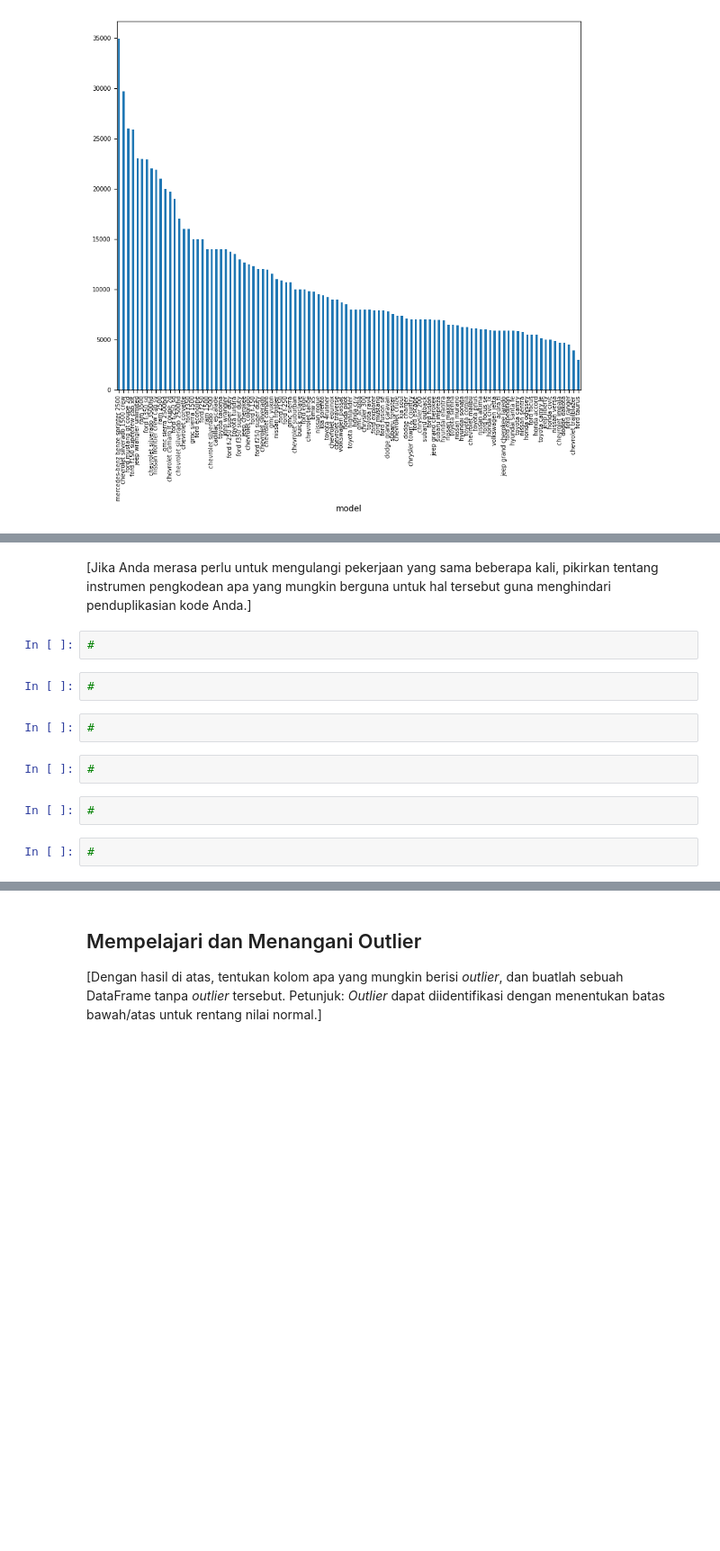
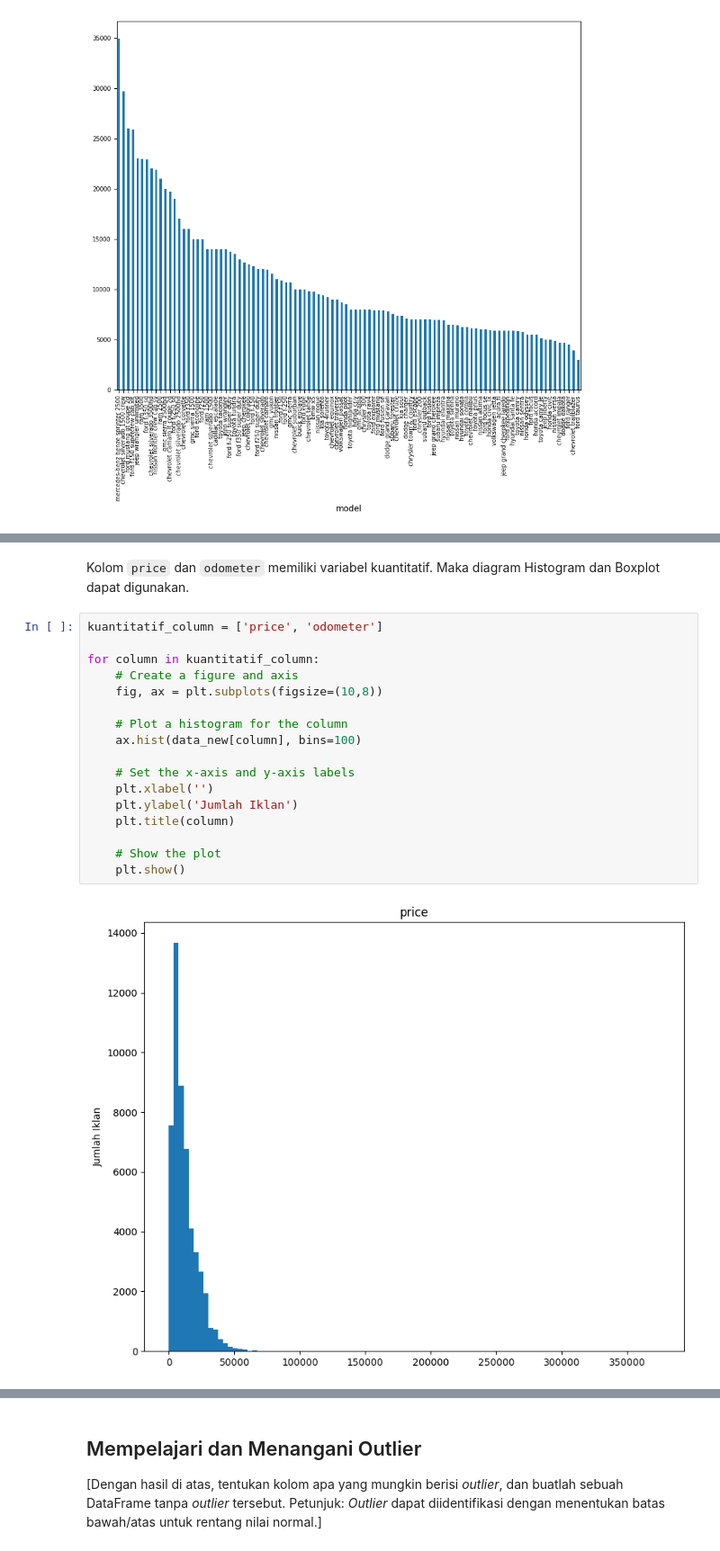
Before and after one commit to ShirotaT/DataAnalyst_Practicum, a Jupyter notebook: Project_3/57ec1497-8bd0-4989-ae0f-b3a815bc570b.ipynb, the cells around one changed output, grey strips where cells are left out. Shown: that part at 90% size. Saved outputs shown, nothing was run; the diff lists cells and outputs as text; blank space fills up the shorter version.

```diff
--- a/Project_3/57ec1497-8bd0-4989-ae0f-b3a815bc570b.ipynb
+++ b/Project_3/57ec1497-8bd0-4989-ae0f-b3a815bc570b.ipynb
@@ -657,15 +671,22 @@ data_new[['price', 'model_year', 'odometer', 'cylinders', 'condition']]
 51525 rows × 5 columns
-# %% [markdown]
-[Jika Anda merasa perlu untuk mengulangi pekerjaan yang sama beberapa kali, pikirkan tentang instrumen pengkodean apa yang mungkin berguna untuk hal tersebut guna menghindari penduplikasian kode Anda.]
-# %%
-#
-# %%
-#
-# %%
-#
-# %%
-#
-# %%
-#
-# %%
-#
+# %% [markdown]
+Kolom `price` dan `odometer` memiliki variabel kuantitatif. Maka diagram Histogram dan Boxplot dapat digunakan.
+# %%
+kuantitatif_column = ['price', 'odometer']
+
+for column in kuantitatif_column:
+    # Create a figure and axis
+    fig, ax = plt.subplots(figsize=(10,8))
+
+    # Plot a histogram for the column
+    ax.hist(data_new[column], bins=100)
+
+    # Set the x-axis and y-axis labels
+    plt.xlabel('')
+    plt.ylabel('Jumlah Iklan')
+    plt.title(column)
+
+    # Show the plot
+    plt.show()
+# %% [output]
+[figure, added]
```
Also changed, not shown: parts of 30 cells of this notebook.
